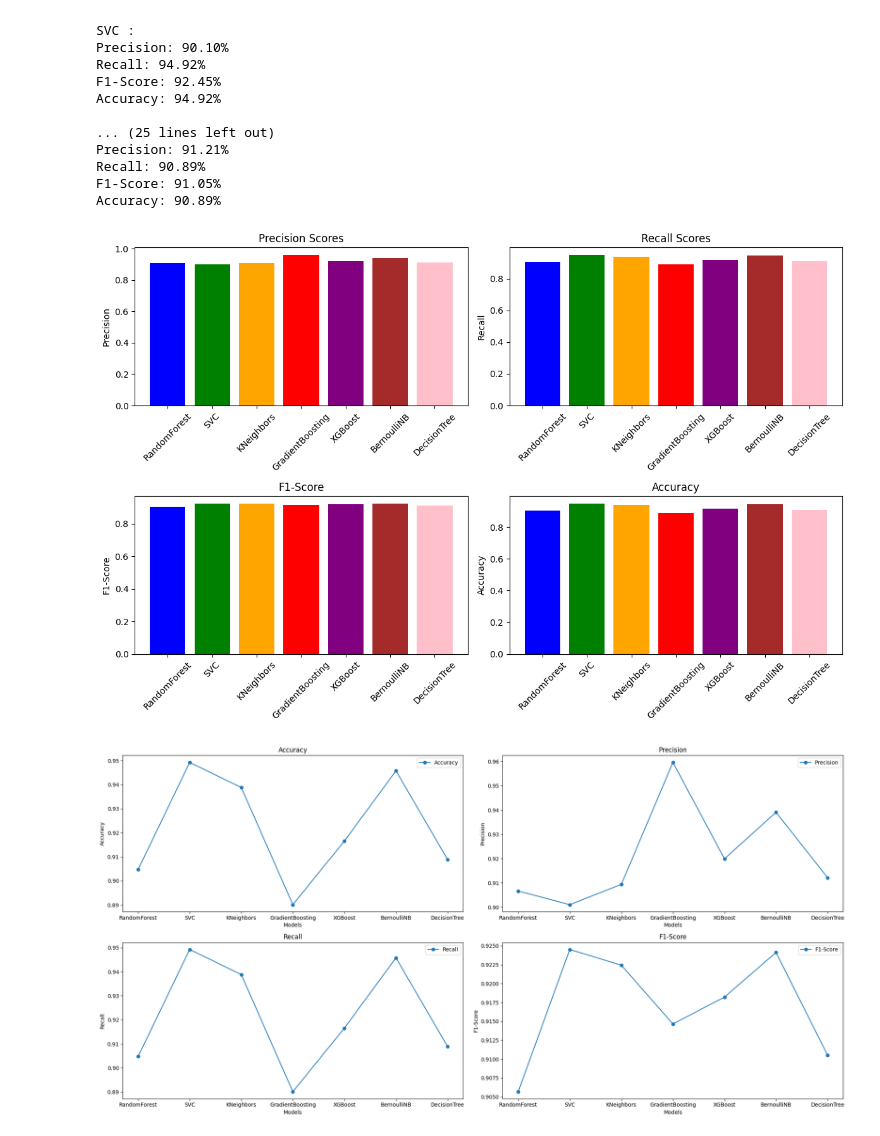
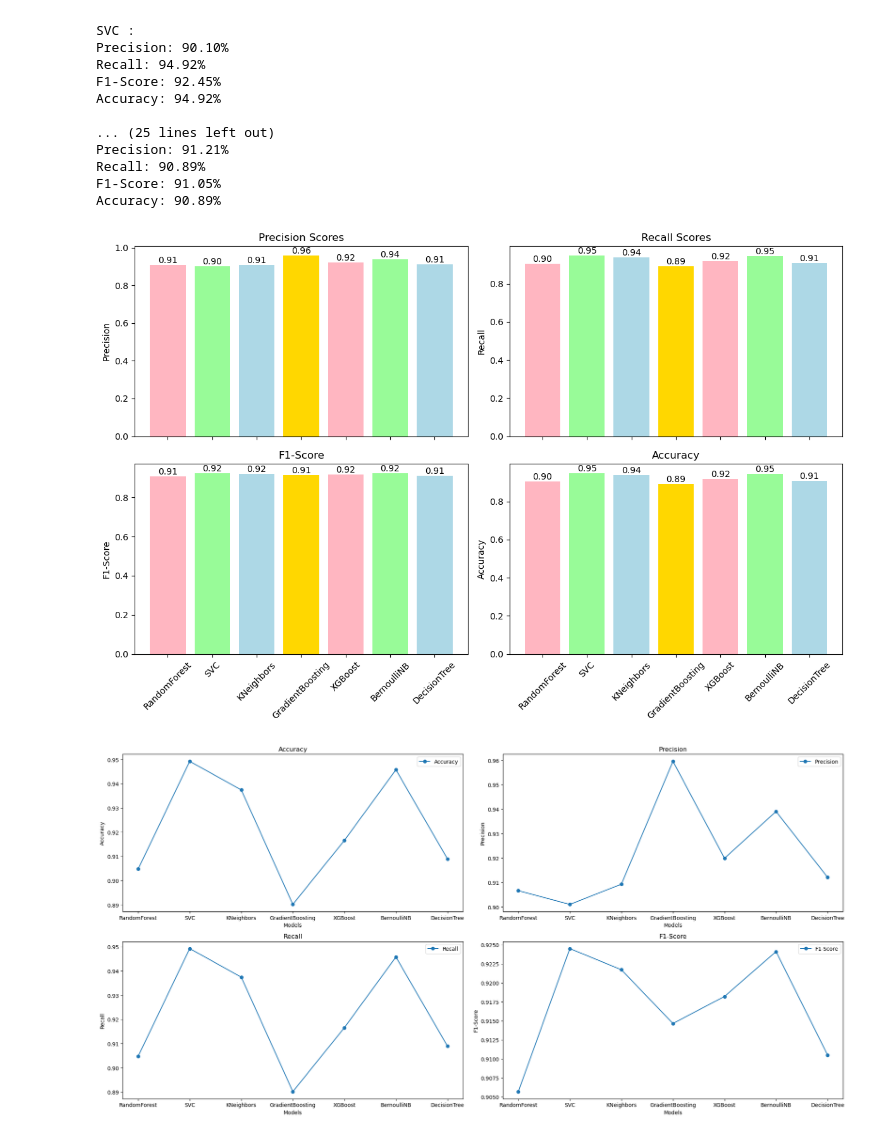
Before and after one commit to aashishops/Thyroid-Performance-Analysis, a Jupyter notebook: src/model_comp.ipynb, the cells around one changed output. Drawn from its saved outputs; the diff is of its cells as text; code cells hidden in the pictures.

```diff
--- a/src/model_comp.ipynb
+++ b/src/model_comp.ipynb
@@ -10,11 +10,11 @@ import numpy as np
 from sklearn.preprocessing import StandardScaler
 from keras.models import load_model
 # %%
-#filepath=r'C:\Users\dwija\OneDrive\Thyroid-Performance-Analysis\SAVED_MODEL'
+filepath=r'C:\Users\dwija\OneDrive\Thyroid-Performance-Analysis\SAVED_MODEL'
 # %%
-filepath=r'E:\College\2nd year\Winter project\Thyroid-Performance-Analysis\SAVED_MODEL'
+#filepath=r'E:\College\2nd year\Winter project\Thyroid-Performance-Analysis\SAVED_MODEL'
 # %%
-with open(filepath, 'rb') as file:
+with open(filepath + r'\models.pkl', 'rb') as file:
     models = pickle.load(file)
 # %%
 lstm = load_model(filepath + r'\LSTM_model.h5', compile=False)
@@ -116,32 +116,51 @@ Accuracy: 90.89%
 colors = ['blue', 'green', 'orange', 'red', 'purple', 'brown', 'pink']
 models = models.keys()
 # %%
-fig, axs = plt.subplots(2, 2, figsize=(12, 8))
+pastel_colors = ['#FFB6C1', '#98FB98', '#ADD8E6', '#FFD700']
 
-axs[0, 0].bar(models, precision_scores, color=colors)
+fig, axs = plt.subplots(2, 2, figsize=(12, 8), sharex=True)
+
+axs[0, 0].bar(models, precision_scores, color=pastel_colors)
 axs[0, 0].set_title('Precision Scores')
 axs[0, 0].set_ylabel('Precision')
-axs[0, 0].tick_params(axis='x', rotation=45)
 
-axs[0, 1].bar(models, recall_scores, color=colors)
+for i, v in enumerate(precision_scores):
+    axs[0, 0].text(i, v + 0., f'{v:.2f}', ha='center', va='bottom')
+
+axs[0, 1].bar(models, recall_scores, color=pastel_colors)
 axs[0, 1].set_title('Recall Scores')
 axs[0, 1].set_ylabel('Recall')
-axs[0, 1].tick_params(axis='x', rotation=45)
 
-axs[1, 0].bar(models, f1_scores, color=colors)
+for i, v in enumerate(recall_scores):
+    axs[0, 1].text(i, v + 0., f'{v:.2f}', ha='center', va='bottom')
+
+axs[1, 0].bar(models, f1_scores, color=pastel_colors)
 axs[1, 0].set_title('F1-Score')
 axs[1, 0].set_ylabel('F1-Score')
-axs[1, 0].tick_params(axis='x', rotation=45)  #
 
-axs[1, 1].bar(models, accuracy_scores, color=colors)
+for i, v in enumerate(f1_scores):
+    axs[1, 0].text(i, v + 0., f'{v:.2f}', ha='center', va='bottom')
+
+
+axs[1, 1].bar(models, accuracy_scores, color=pastel_colors)
 axs[1, 1].set_title('Accuracy')
 axs[1, 1].set_ylabel('Accuracy')
-axs[1, 1].tick_params(axis='x', rotation=45)
+
+
+for i, v in enumerate(accuracy_scores):
+    axs[1, 1].text(i, v + 0., f'{v:.2f}', ha='center', va='bottom')
+
+
+plt.subplots_adjust(wspace=0.5, hspace=0.5)
+
+
+for ax in axs.flat:
+    ax.tick_params(axis='x', rotation=45)
 
 plt.tight_layout()
 plt.show()
 # %% [output]
-[figure, old version]
+[figure, new version]
 # %%
 fig, axes = plt.subplots(2, 2, figsize=(20, 10))
 
```
Also changed, not shown: parts of 6 cells of this notebook, 2 other files.
